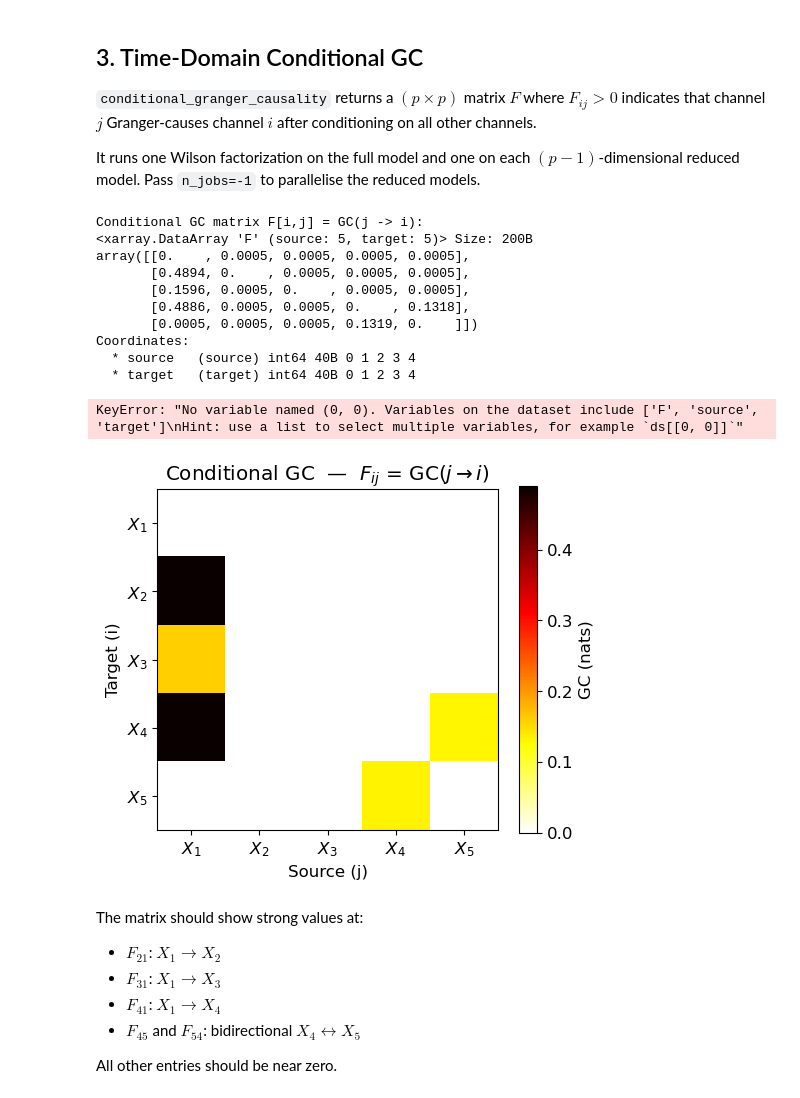
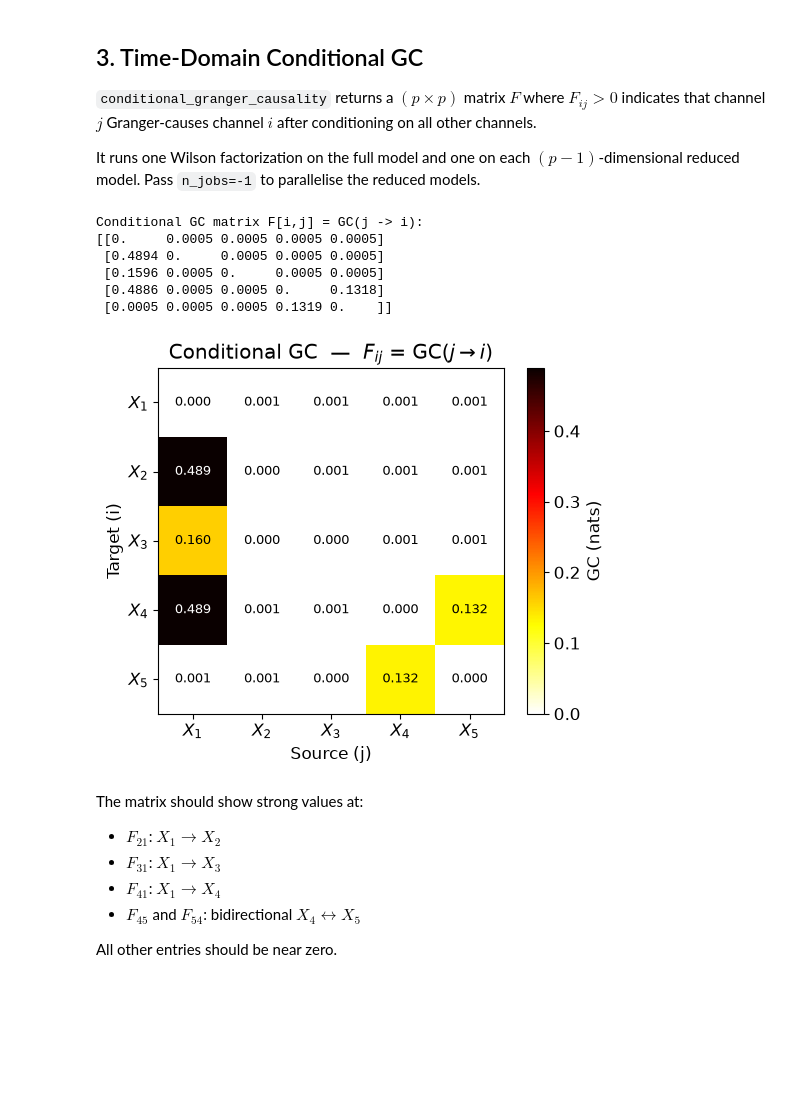
Before and after one commit to ViniciusLima94/pyGC, a Jupyter notebook: notebooks/03_conditional_granger_causality.ipynb, the cells around one changed output. Cells and saved outputs as stored; diff of their text form; code cells hidden in the pictures; blank space fills up the shorter version.

```diff
--- a/notebooks/03_conditional_granger_causality.ipynb
+++ b/notebooks/03_conditional_granger_causality.ipynb
@@ -96,40 +97,37 @@ F = conditional_granger_causality(
 )
 
 print('Conditional GC matrix F[i,j] = GC(j -> i):')
-print(np.round(F["F"], 4))
+print(np.round(F["F"].values, 4))
 # %% [output]
 Conditional GC matrix F[i,j] = GC(j -> i):
-<xarray.DataArray 'F' (source: 5, target: 5)> Size: 200B
-array([[0.    , 0.0005, 0.0005, 0.0005, 0.0005],
-       [0.4894, 0.    , 0.0005, 0.0005, 0.0005],
-       [0.1596, 0.0005, 0.    , 0.0005, 0.0005],
-       [0.4886, 0.0005, 0.0005, 0.    , 0.1318],
-       [0.0005, 0.0005, 0.0005, 0.1319, 0.    ]])
-Coordinates:
-  * source   (source) int64 40B 0 1 2 3 4
-  * target   (target) int64 40B 0 1 2 3 4
+[[0.     0.0005 0.0005 0.0005 0.0005]
+ [0.4894 0.     0.0005 0.0005 0.0005]
+ [0.1596 0.0005 0.     0.0005 0.0005]
+ [0.4886 0.0005 0.0005 0.     0.1318]
+ [0.0005 0.0005 0.0005 0.1319 0.    ]]
 # %%
+Fmat = F["F"].values
+
 fig, ax = plt.subplots(figsize=(5.5, 4.5))
-im = ax.imshow(F["F"], cmap='hot_r', vmin=0)
+im = ax.imshow(Fmat, cmap='hot_r', vmin=0)
 plt.colorbar(im, ax=ax, label='GC (nats)')
 ax.set_xticks(range(nvars))
 ax.set_yticks(range(nvars))
 ax.set_xticklabels(labels)
 ax.set_yticklabels(labels)
 ax.set_xlabel('Source (j)')
 ax.set_ylabel('Target (i)')
 ax.set_title('Conditional GC  —  $F_{ij}$ = GC($j \\to i$)')
 
 # Annotate cells
 for i in range(nvars):
     for j in range(nvars):
-        ax.text(j, i, f'{F[i,j]:.3f}', ha='center', va='center',
-                fontsize=9, color='white' if F[i,j] > F.max()*0.5 else 'black')
+        ax.text(j, i, f'{Fmat[i, j]:.3f}', ha='center', va='center',
+                fontsize=9, color='white' if Fmat[i, j] > Fmat.max() * 0.5 else 'black')
 
 plt.tight_layout()
 # %% [output]
-KeyError: "No variable named (0, 0). Variables on the dataset include ['F', 'source', 'target']\nHint: use a list to select multiple variables, for example `ds[[0, 0]]`"
-[figure, old version]
+[figure, new version]
 # %% [markdown]
 The matrix should show strong values at:
 - $F_{21}$: $X_1 \to X_2$
```
Also changed, not shown: parts of 7 cells of this notebook.
